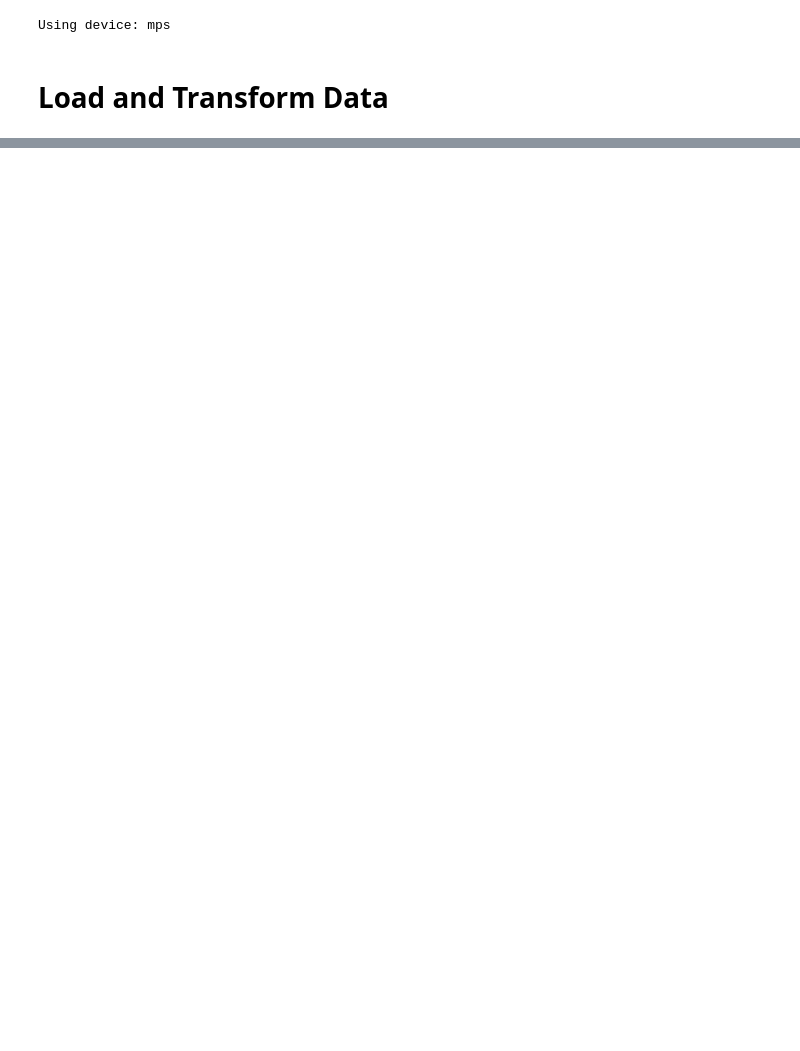
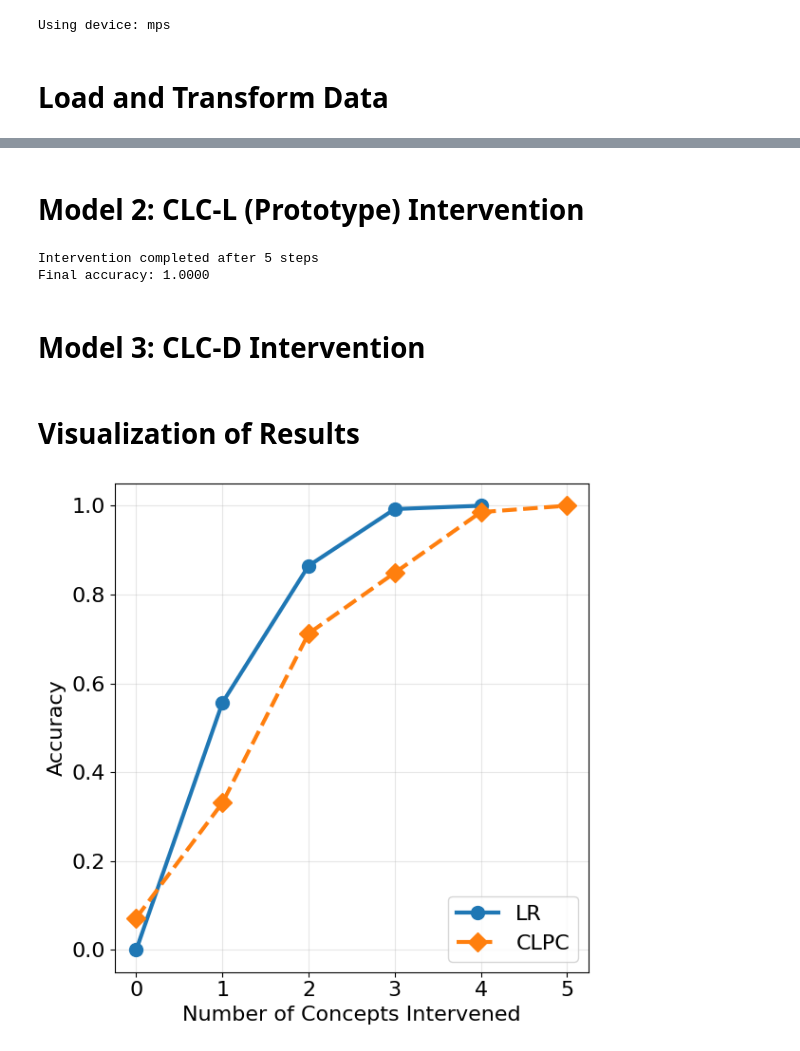
Before and after one commit to patbarry29/clpc-cbm-model, a Jupyter notebook: notebook/intervention_accuracy.ipynb, the cells around one changed output, grey strips where cells are left out. Saved outputs shown, nothing was run; the diff lists cells and outputs as text; code cells hidden in the pictures; blank space fills up the shorter version.

Commit message:
add new strategy for intervention experiment

```diff
--- a/notebook/intervention_accuracy.ipynb
+++ b/notebook/intervention_accuracy.ipynb
@@ -340,0 +115,18 @@ plt.show()
+# %%
+def compute_prototype_gain_matrices(model, C_hat, Y_true):
+    prototypes = model.get_binary_prototypes()
+
+    gain_matrix = np.zeros((C_hat.shape[0], C_hat.shape[1]))
+    expected_values = np.zeros((C_hat.shape[0], C_hat.shape[1]))
+
+    for instance_idx, concept_vector in enumerate(C_hat):
+        pred_label = Y_true[instance_idx]
+        prototype = prototypes[pred_label].cpu().detach().numpy()
+        gain_vector = np.abs(prototype-concept_vector.cpu().detach().numpy())
+        gain_matrix[instance_idx] = gain_vector
+        expected_values[instance_idx] = prototype
+
+    concept_indices_by_gain = np.argsort(gain_matrix, axis=1)[:, ::-1]
+    expected_values = torch.tensor(expected_values, device=device, dtype=torch.float32)
+
+    return concept_indices_by_gain, expected_values
@@ -340,0 +364,18 @@ plt.show()
+# %% [markdown]
+# Model 2: CLC-L (Prototype) Intervention
+# %%
+# Calculate gain matrices for prototype model
+proto_concept_indices_by_gain, proto_expected_values = compute_prototype_gain_matrices(
+    clc_model, clc_C_hat, clc_Y
+)
+
+# Run prototype model intervention
+proto_accuracies = run_torch_intervention(
+    clc_model, clc_C_hat, clc_Y,
+    proto_concept_indices_by_gain, proto_expected_values
+)
+# %% [output]
+Intervention completed after 5 steps
+Final accuracy: 1.0000
+# %% [markdown]
+# Model 3: CLC-D Intervention
@@ -340,0 +394,13 @@ plt.show()
+# %% [markdown]
+# Visualization of Results
+# %%
+# Compare all models
+model_results = {
+    'LR': lr_accuracies,
+    'CLPC': proto_accuracies,
+    # 'CLC-D': clc_d_accuracies
+}
+
+plot_intervention_results(model_results, use_dataset)
+# %% [output]
+[figure, added]
```
Also changed, not shown: parts of 40 cells of this notebook, 1 other file.
